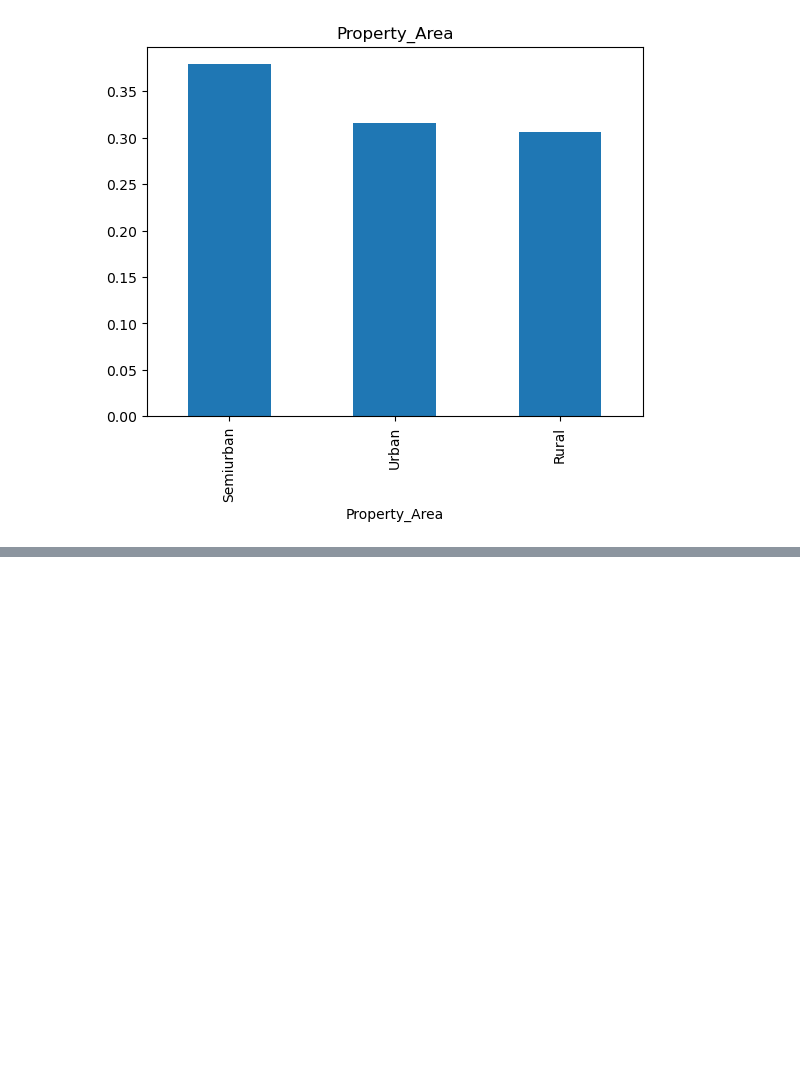
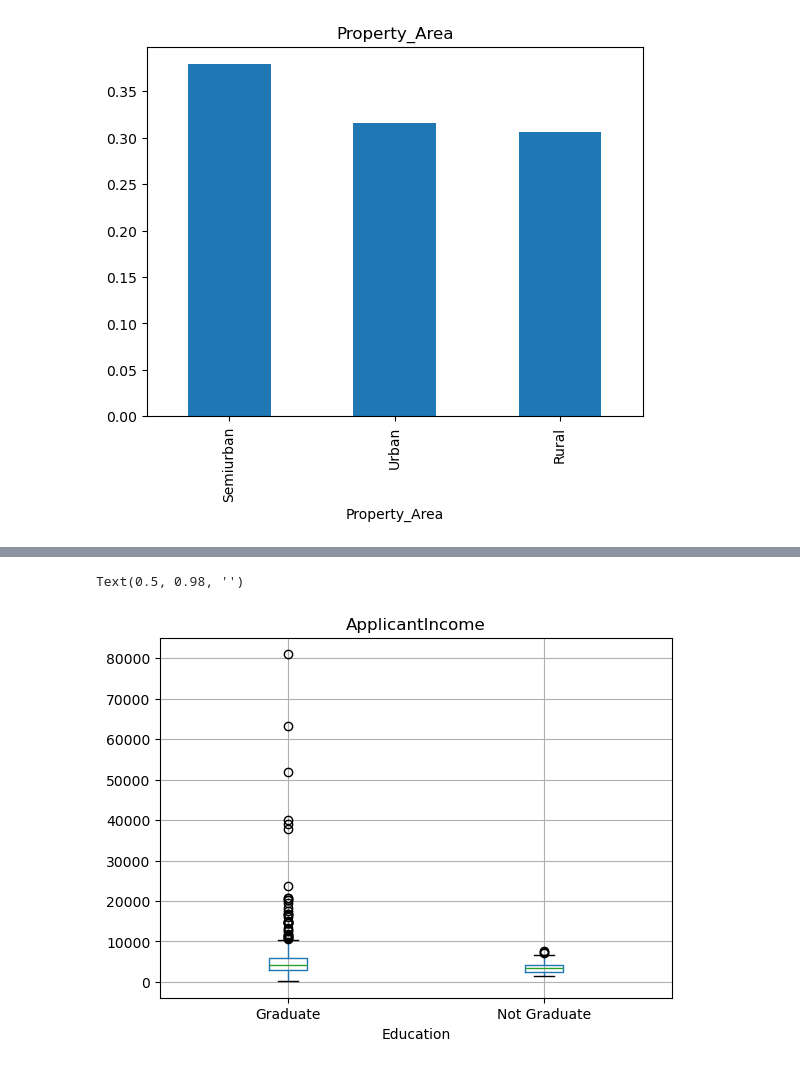
Before and after one commit to riziuzi/Loan-Predictor, a Jupyter notebook: Loan_Application_Prediction.ipynb, the cells around one changed output, grey strips where cells are left out. Drawn from its saved outputs; the diff is of its cells as text; code cells hidden in the pictures; blank space fills up the shorter version.

```diff
--- a/Loan_Application_Prediction.ipynb
+++ b/Loan_Application_Prediction.ipynb
@@ -83,0 +162,9 @@ plt.show()
+# %%
+# Creating a box plot to visualize the distribution of applicant incomes in the 'loan_data' dataframe
+# based on the 'Education' column
+# using the pandas library's boxplot() function
+loan_data.boxplot(column='ApplicantIncome', by='Education')
+plt.suptitle("")
+# %% [output]
+Text(0.5, 0.98, '')
+[figure, added]
```
Also changed, not shown: parts of 116 cells of this notebook.
